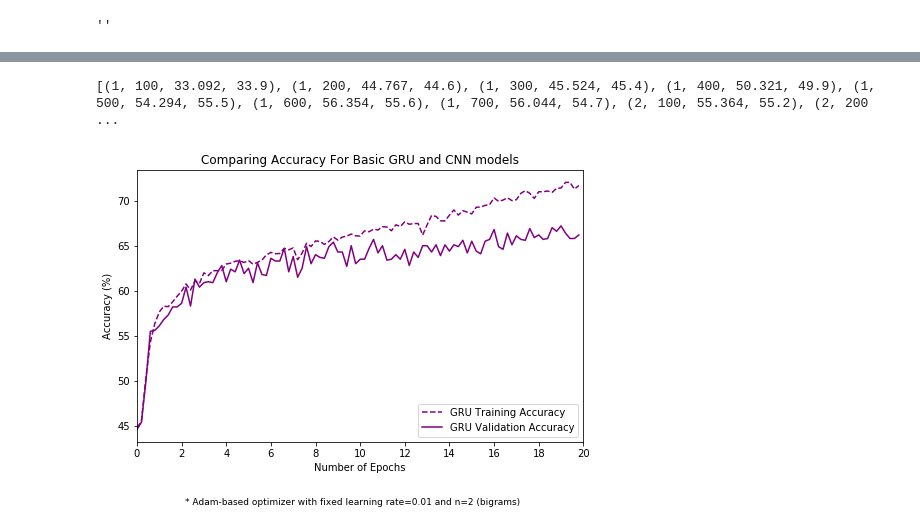
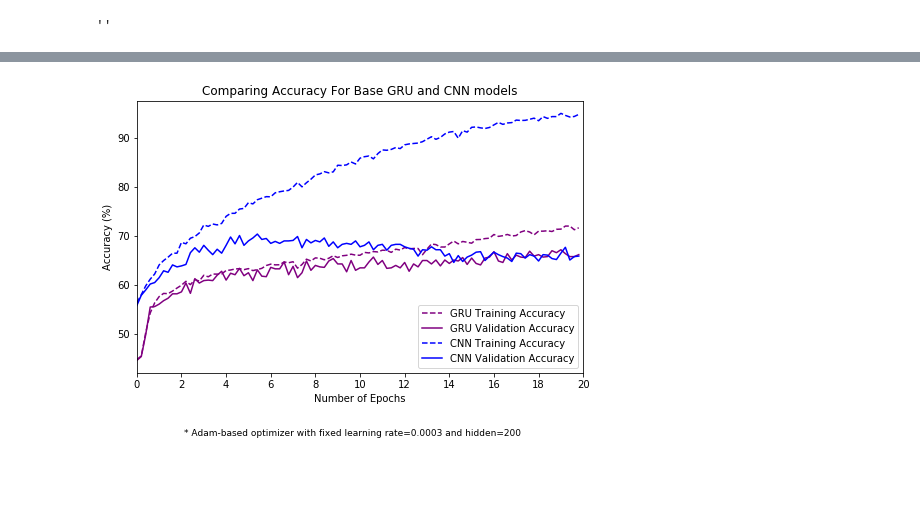
Before and after one commit to dgodevais/ds1011_hw2, a Jupyter notebook: DS1011_NLP_HW2.ipynb, the cells around one changed output, grey strips where cells are left out. Cells and saved outputs as stored; diff of their text form; code cells hidden in the pictures; blank space fills up the shorter version.

```diff
--- a/DS1011_NLP_HW2.ipynb
+++ b/DS1011_NLP_HW2.ipynb
@@ -495,51 +503,56 @@ KeyboardInterrupt:
 # %%
 import pickle as pkl
-print(accuracies_gru)
-pkl.dump(accuracies_gru, open("gru_accuracies", "wb"))
+# print(accuracies_gru)
+# pkl.dump(accuracies_gru, open("gru_accuracies", "wb"))
-# %% [output]
-[(1, 100, 33.092, 33.9), (1, 200, 44.767, 44.6), (1, 300, 45.524, 45.4), (1, 400, 50.321, 49.9), (1, 500, 54.294, 55.5), (1, 600, 56.354, 55.6), (1, 700, 56.044, 54.7), (2, 100, 55.364, 55.2), (2, 200 ...
 # %%
 # Run this so your plots show properly
 import matplotlib.pyplot as plt
 from sklearn.metrics import roc_curve, auc
 %matplotlib inline
 plt.rcParams['figure.figsize'] = [8, 5]
 
+def get_plot_values(accuracies):
+    training_acc = [acc[2] for acc in accuracies]
+    val_acc = [acc[3] for acc in accuracies]
+    training_acc_fmt = []
+    for i, acc in enumerate(training_acc):
+        if i % 6 == 0:
+            continue
+        elif i % 7 == 0:
+            continue
+        else:
+            training_acc_fmt.append(acc)
+    val_acc_fmt = []
+    for i, acc in enumerate(val_acc):
+        if i % 6 == 0:
+            continue
+        elif i % 7 == 0:
+            continue
+        else:
+            val_acc_fmt.append(acc)
+    return training_acc_fmt, val_acc_fmt
+
 accuracies_gru_loaded = pkl.load(open("gru_accuracies", "rb"))
-training_acc = [acc[2] for acc in accuracies_gru_loaded]
-val_acc = [acc[3] for acc in accuracies_gru_loaded]
-
-training_acc_fmt = []
-for i, acc in enumerate(training_acc):
-    if i % 6 == 0:
-        continue
-    elif i % 7 == 0:
-        continue
-    else:
-        training_acc_fmt.append(acc)
-
-val_acc_fmt = []
-for i, acc in enumerate(val_acc):
-    if i % 6 == 0:
-        continue
-    elif i % 7 == 0:
-        continue
-    else:
-        val_acc_fmt.append(acc)
-
-plt.plot(list(np.arange(0, 20, 0.2)), training_acc_fmt, label="GRU Training Accuracy", color='purple', linestyle='--')
-plt.plot(list(np.arange(0, 20, 0.2)), val_acc_fmt, label="GRU Validation Accuracy", color='purple')
+gru_training, gru_val = get_plot_values(accuracies_gru_loaded)
+accuracies_cnn_loaded = pkl.load(open("cnn_accuracies2", "rb"))
+cnn_training, cnn_val = get_plot_values(accuracies_cnn_loaded)
 
 
-plt.title('Comparing Accuracy For Basic GRU and CNN models')
+plt.plot(list(np.arange(0, 20, 0.2)), gru_training, label="GRU Training Accuracy", color='purple', linestyle='--')
+plt.plot(list(np.arange(0, 20, 0.2)), gru_val, label="GRU Validation Accuracy", color='purple')
+plt.plot(list(np.arange(0, 20, 0.2)), cnn_training, label="CNN Training Accuracy", color='blue', linestyle='--')
+plt.plot(list(np.arange(0, 20, 0.2)), cnn_val, label="CNN Validation Accuracy", color='blue')
+
+
+plt.title('Comparing Accuracy For Base GRU and CNN models')
 plt.legend(loc = 'lower right')
 # plt.ylim([0, 15])
 plt.xlim([0, 20])
 plt.xticks(list(range(0,21,2)))
 plt.ylabel('Accuracy (%)')
 plt.xlabel('Number of Epochs')
-txt="* Adam-based optimizer with fixed learning rate=0.01 and n=2 (bigrams)"
+txt="* Adam-based optimizer with fixed learning rate=0.0003 and hidden=200"
 plt.figtext(0.5, -0.05, txt, wrap=True, horizontalalignment='center', fontsize=9)
 plt.show()
 # %% [output]
-[figure, old version]
+[figure, new version]
```
Also changed, not shown: parts of 3 cells of this notebook.
